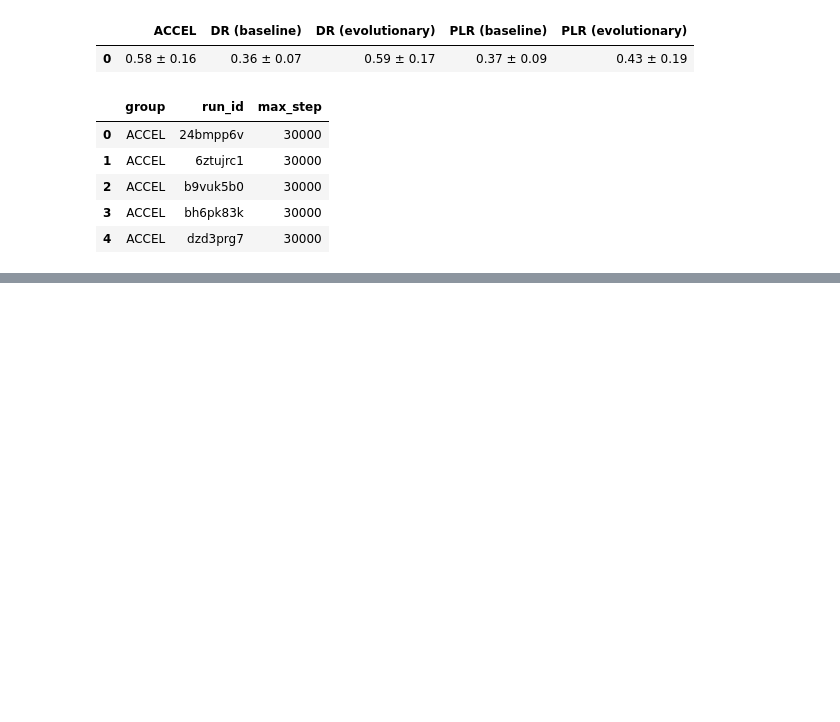
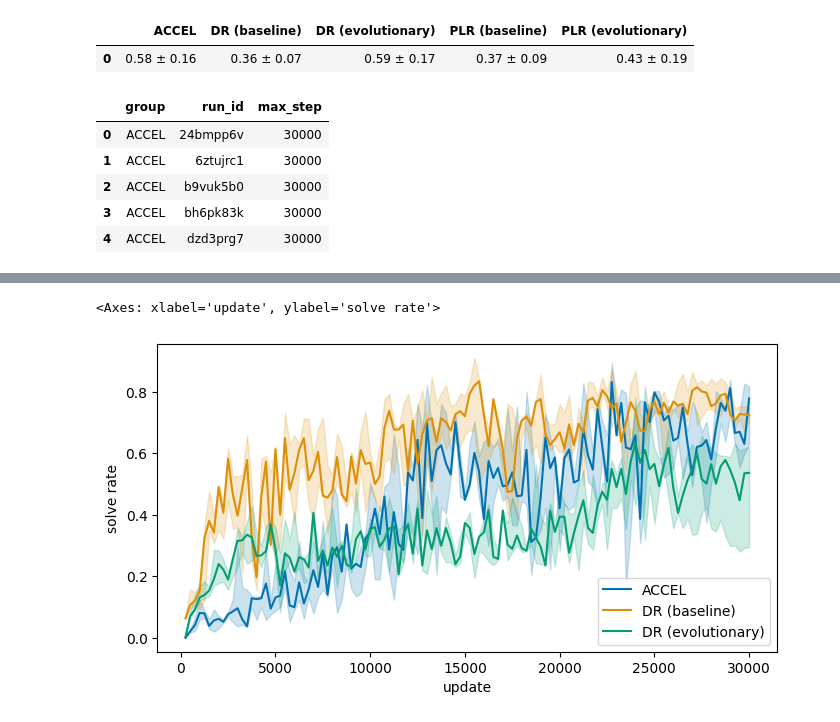
Before and after one commit to callum-lawson/evo-ued, a Jupyter notebook: notebooks/performance_training_runs.ipynb, the cells around one changed output, grey strips where cells are left out. Drawn from its saved outputs; the diff is of its cells as text; code cells hidden in the pictures; blank space fills up the shorter version.

```diff
--- a/notebooks/performance_training_runs.ipynb
+++ b/notebooks/performance_training_runs.ipynb
@@ -151,0 +252,33 @@ display(steps.head())  # shows [group, run_id, max_step]
+# %%
+
+
+df_dict_fast = {
+    "return": df_return_fast,
+    "solve rate": df_solve_fast,
+}
+
+agg_dict_fast = {}
+for metric, df in df_dict_fast.items():
+    agg_q = aggregate_training_iqr(df, STEP)
+    agg_w = aggregate_worst_case(df, STEP)
+    agg_dict_fast[metric] = {
+        "iqr": agg_q,
+        "worst_case": agg_w,
+    }
+# %%
+add_dict_plot = agg_dict_fast
+
+# y_label = "return"
+# plot_type = "iqr"
+# plot_training_runs(add_dict_plot[y_label][plot_type], step_key=STEP, palette_map=ALG_PALETTE, y_label=y_label)
+# plot_type = "worst_case"
+# plot_training_runs(add_dict_plot[y_label][plot_type], step_key=STEP, palette_map=ALG_PALETTE, y_label=y_label)
+
+y_label = "solve rate"
+plot_type = "iqr"
+plot_training_runs(add_dict_plot[y_label][plot_type], step_key=STEP, palette_map=ALG_PALETTE, y_label=y_label)
+# plot_type = "worst_case"
+# plot_training_runs(add_dict_plot[y_label][plot_type], step_key=STEP, palette_map=ALG_PALETTE, y_label=y_label)
+# %% [output]
+<Axes: xlabel='update', ylabel='solve rate'>
+[figure, added]
```
Also changed, not shown: parts of 7 cells of this notebook, 3 other files.
